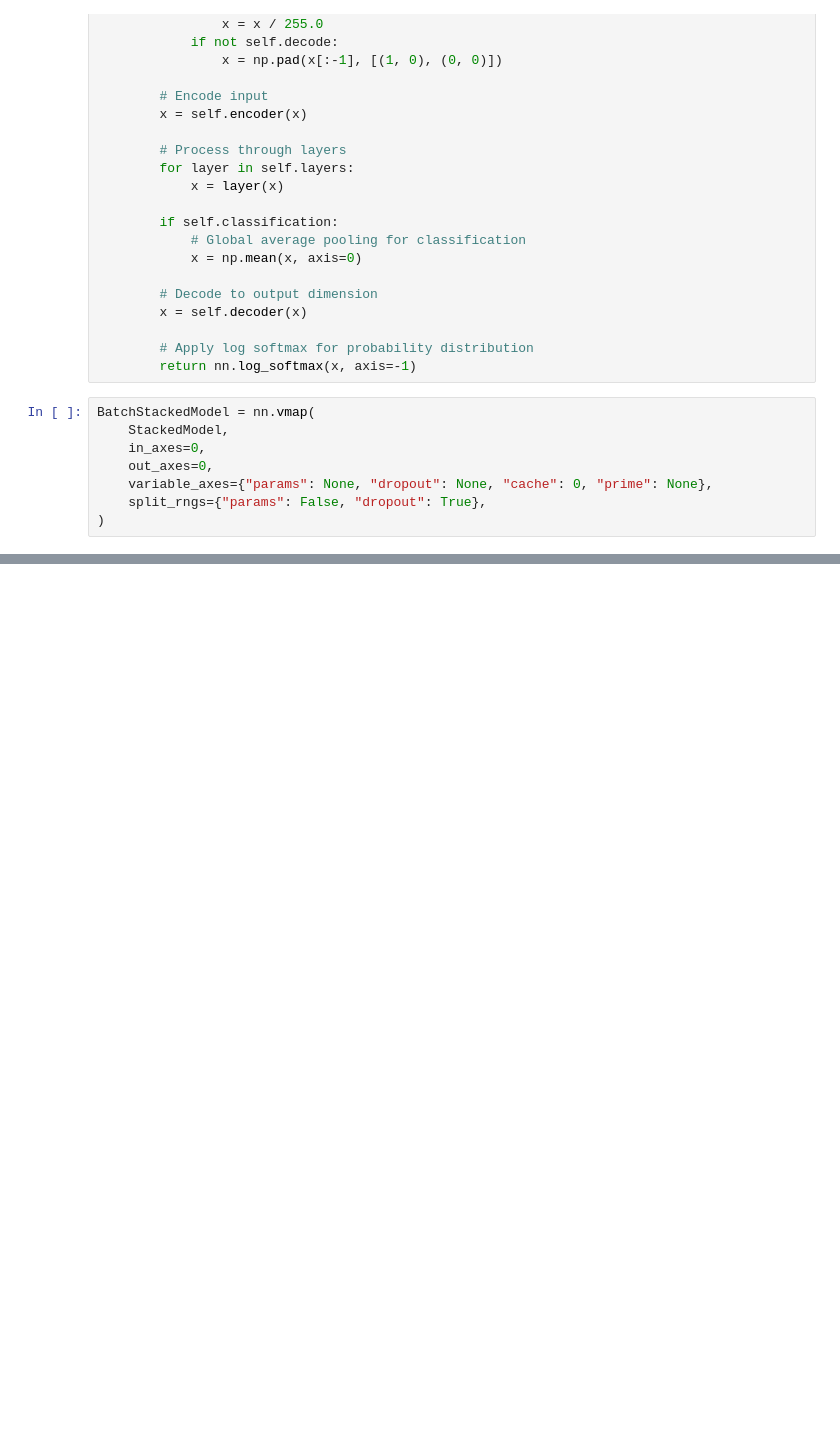
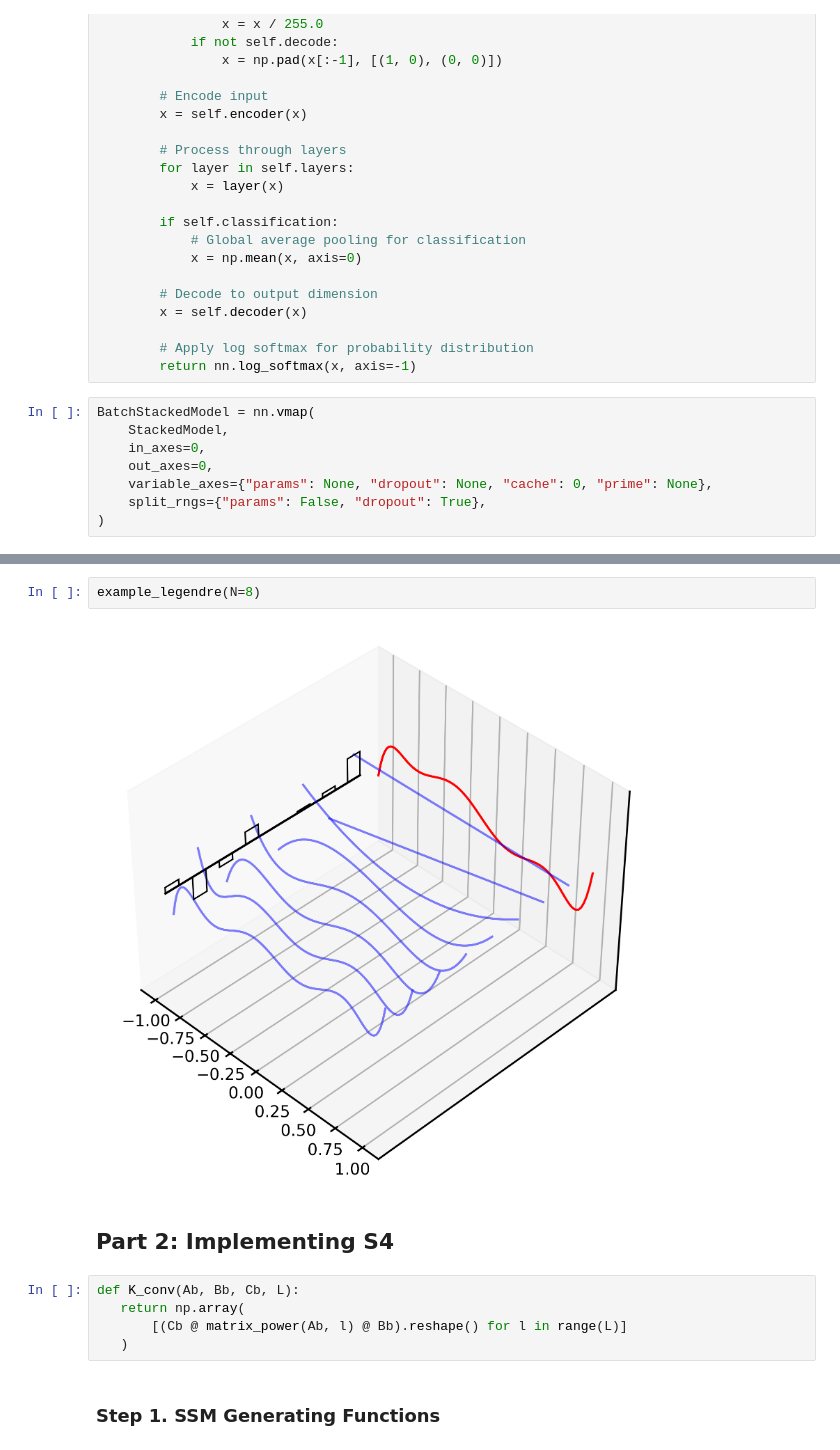
Before and after one commit to deepbiolab/mamba-in-depth, a Jupyter notebook: s4_in_depth.ipynb, the cells around one changed output, grey strips where cells are left out. Drawn from its saved outputs; the diff is of its cells as text; blank space fills up the shorter version.

```diff
--- a/s4_in_depth.ipynb
+++ b/s4_in_depth.ipynb
@@ -459,0 +530,13 @@ Error:
+# %%
+example_legendre(N=8)
+# %% [output]
+[figure, added]
+# %% [markdown]
+## Part 2: Implementing S4
+# %%
+def K_conv(Ab, Bb, Cb, L):
+   return np.array(
+       [(Cb @ matrix_power(Ab, l) @ Bb).reshape() for l in range(L)]
+   )
+# %% [markdown]
+### Step 1. SSM Generating Functions
```
Also changed, not shown: parts of 27 cells of this notebook, 11 other files.
